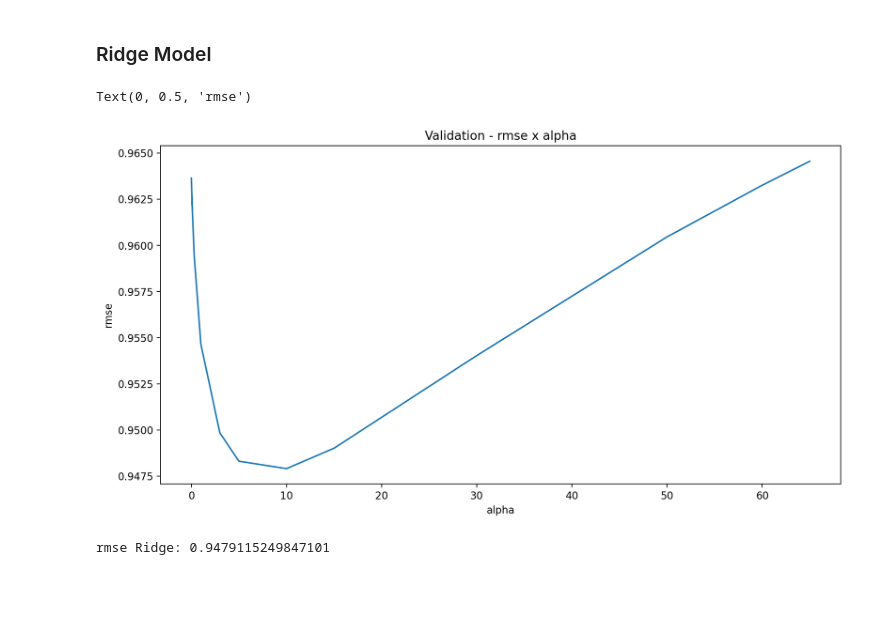
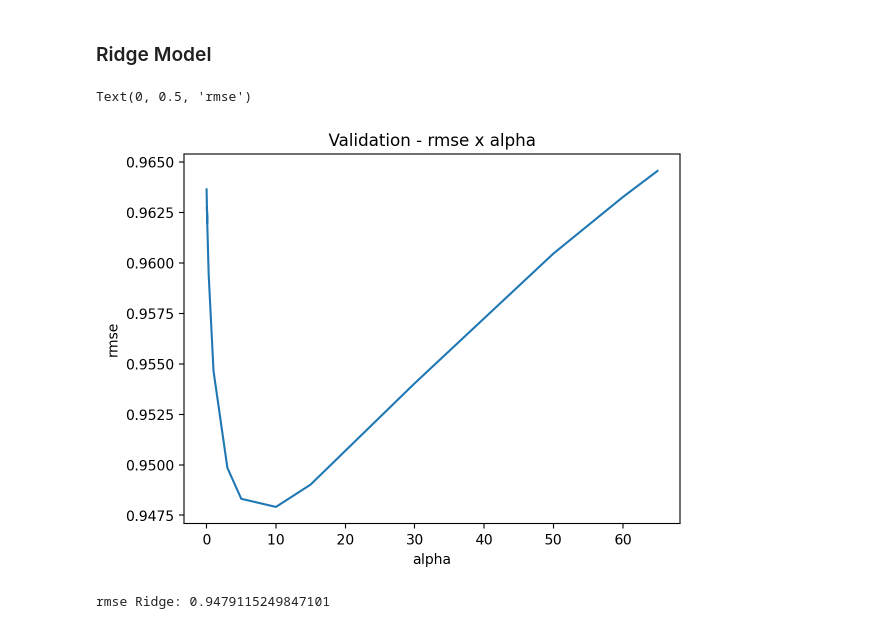
Before and after one commit to alananeo/votos, a Jupyter notebook: tarefa.ipynb, the cells around one changed output. Drawn from its saved outputs; the diff is of its cells as text; code cells hidden in the pictures; blank space fills up the shorter version.

```diff
--- a/tarefa.ipynb
+++ b/tarefa.ipynb
@@ -42,7 +42,3 @@ all_data = pd.concat([train, test])
 (tratamento de valores ausentes, variáveis categóricas e normalização, quando for o caso).
 # %% [markdown]
 #### Normalização ( por enquanto não será utilizada )
-# %%
-matplotlib.rcParams['figure.figsize'] = (12.0, 6.0)
-prices = pd.DataFrame({"votoss":all_data["votos"], "log(price + 1)":np.log1p(train["votos"])})
-prices.hist()
@@ -78,6 +70,6 @@ X_test = X_test.drop(columns=["votos"])
 # label_encoder = preprocessing.LabelEncoder()
 # y_train_encoded = label_encoder.fit_transform(y_train)
 # %%
-def rmse_cv(model):
-    rmse = np.sqrt(-cross_val_score(model, X_train, y_train, scoring = "neg_mean_squared_error", cv = 5 ))
+def rmse_cv(model, X, y):
+    rmse = np.sqrt(-cross_val_score(model, X, y, scoring = "neg_mean_squared_error", cv = 5 ))
     return (rmse)
@@ -91,17 +79,17 @@ def rmse_cv(model):
 ### Ridge Model
 # %%
 alphas = [0.00001, 0.0001, 0.001, 0.01, 0.1, 0.05, 0.1, 0.3, 1, 3, 5, 10, 15, 30, 50, 60, 65] # The higher the regularization the less prone our model will be to overfit
-cv_ridge = [rmse_cv(Ridge(alpha = alpha)).mean()
+cv_rmse_ridge = [rmse_cv(Ridge(alpha = alpha), X_train, y_train).mean()
             for alpha in alphas]
-cv_ridge = pd.Series(cv_ridge, index = alphas)
+cv_rmse_ridge = pd.Series(cv_rmse_ridge, index = alphas)
 # %%
-cv_ridge = pd.Series(cv_ridge, index = alphas)
+cv_ridge = pd.Series(cv_rmse_ridge, index = alphas)
 cv_ridge.plot(title = "Validation - rmse x alpha")
 plt.xlabel("alpha")
 plt.ylabel("rmse")
 # %% [output]
 Text(0, 0.5, 'rmse')
-[figure, old version]
+[figure, new version]
 # %%
 print("rmse Ridge: {}".format(cv_ridge.min()))
 # %% [output]
```
Also changed, not shown: parts of 29 cells of this notebook.
